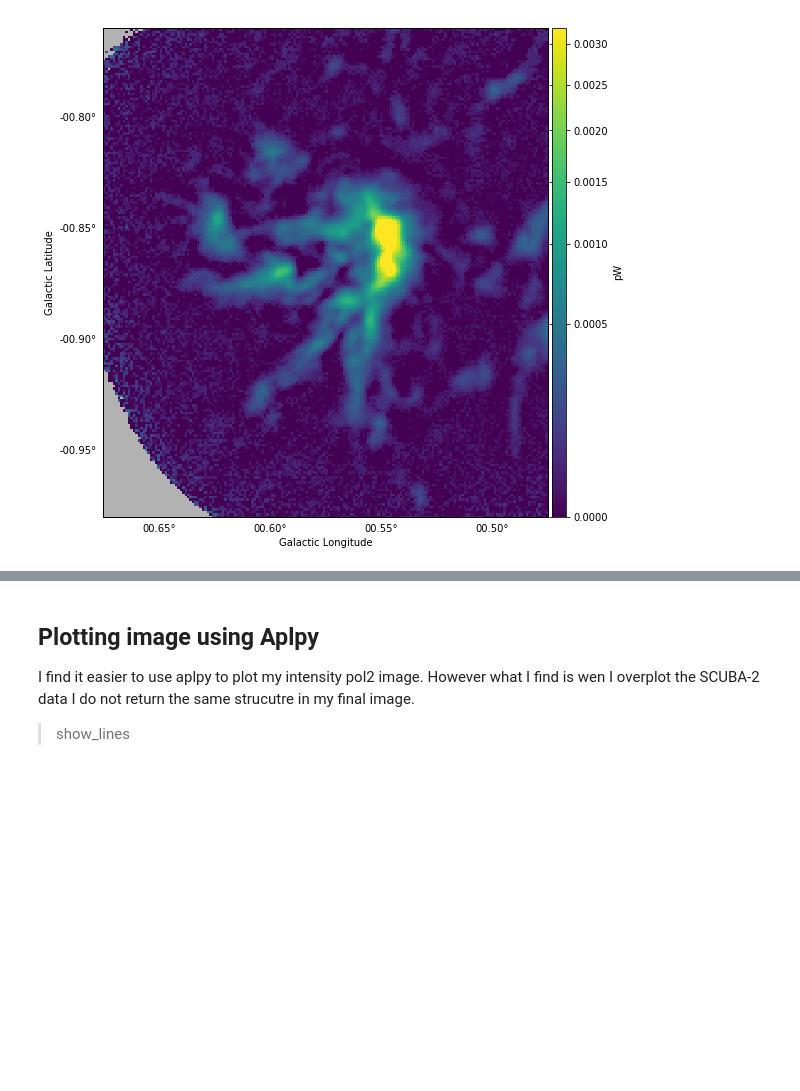
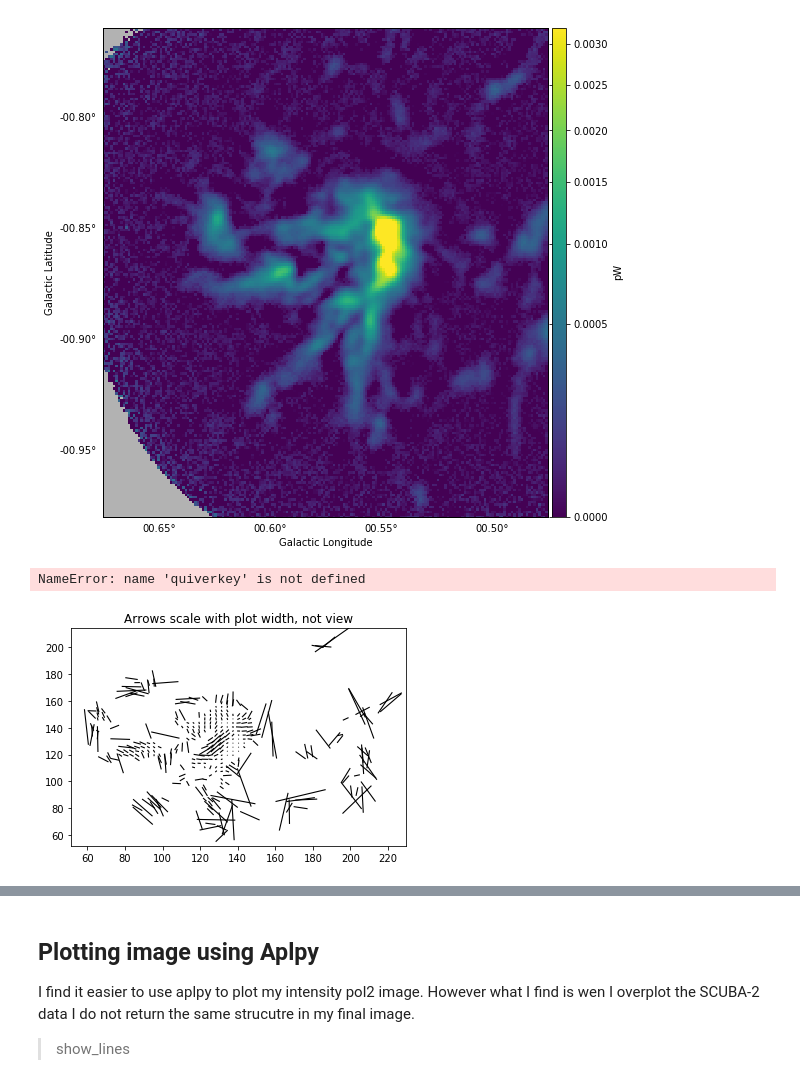
Before and after one commit to parsonsh/eaoTools, a Jupyter notebook: tools4research/invesigating-pol2.ipynb, the cells around one changed output, grey strips where cells are left out. Cells and saved outputs as stored; diff of their text form; code cells hidden in the pictures; blank space fills up the shorter version.

```diff
--- a/tools4research/invesigating-pol2.ipynb
+++ b/tools4research/invesigating-pol2.ipynb
@@ -230,5 +230,11 @@ INFO: Setting slices=[0] [aplpy.core]
 INFO: Auto-setting vmax to  3.208e-03 [aplpy.core]
 [figure]
 # %%
-quiv = ax.quiver(X, Y, U, V, color='white',
-                 headaxislength=0, headlength=0, pivot='middle', headwidth=1)
+plt.figure()
+plt.title('Arrows scale with plot width, not view')
+Q = plt.quiver(X, Y, U, V, headaxislength=0, headlength=0, pivot='middle', headwidth=1)
+qk = quiverkey(Q, 0.5, 0.92, 2, labelpos='W',
+               fontproperties={'weight': 'bold'})
+# %% [output]
+NameError: name 'quiverkey' is not defined
+[figure, added]
```
Also changed, not shown: parts of 1 cell of this notebook.
